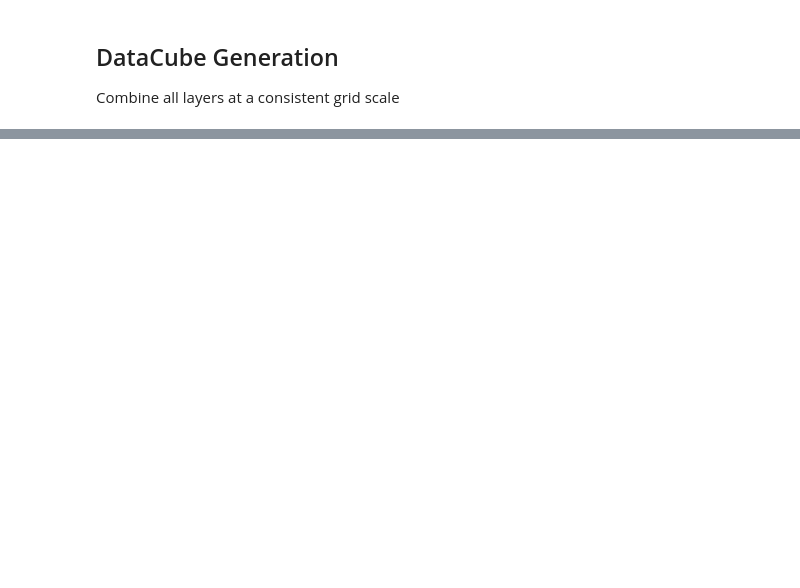
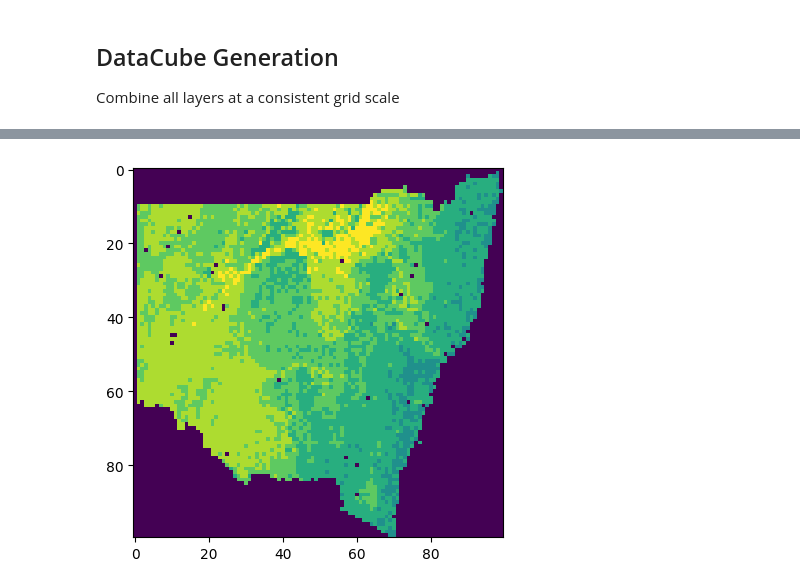
Before and after one commit to aus-plant-phenomics-network/mccn-case-studies, a Jupyter notebook: Case 3/MCCN-CASE 3.ipynb, the cells around one changed output, grey strips where cells are left out. Saved outputs shown, nothing was run; the diff lists cells and outputs as text; code cells hidden in the pictures; blank space fills up the shorter version.

```diff
--- a/Case 3/MCCN-CASE 3.ipynb
+++ b/Case 3/MCCN-CASE 3.ipynb
@@ -65,0 +87,6 @@ Combine all layers at a consistent grid scale
+# %%
+import matplotlib.pyplot as plt
+plt.imshow(all_data.ph_0_30_mean.values[1, :, :])
+plt.show()
+# %% [output]
+[figure, added]
```
Also changed, not shown: parts of 19 cells of this notebook.
